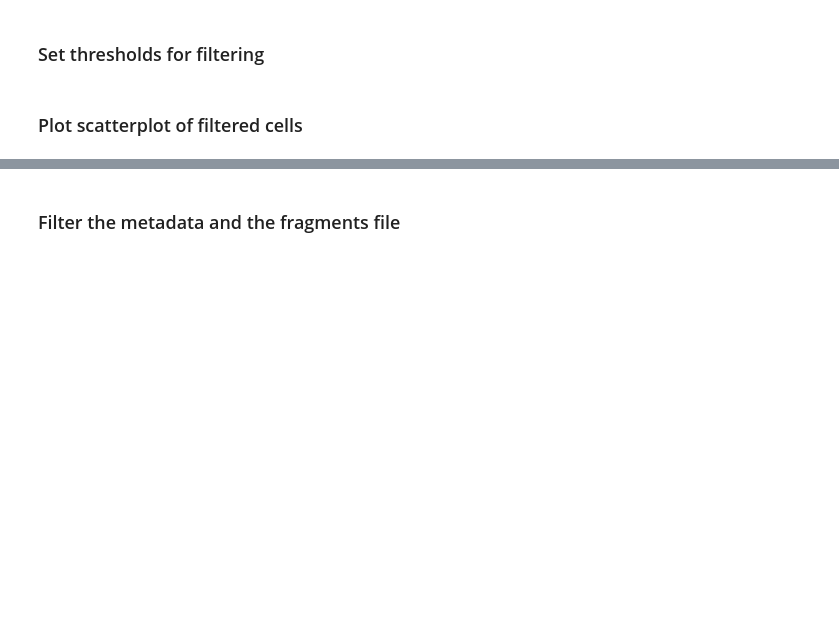
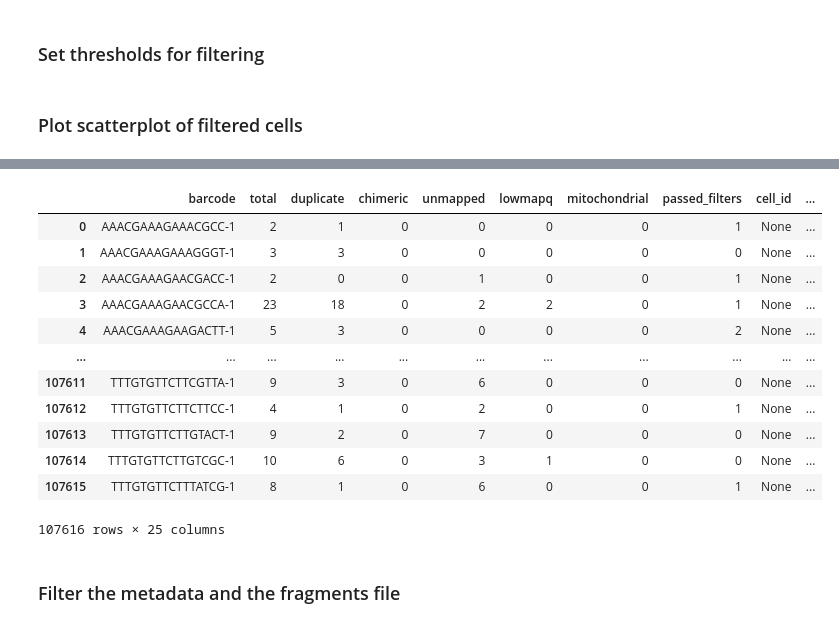
Before and after one commit to mkabbe/snATACnanoCT_AdultHumanCNS, a Jupyter notebook: src/CT_pre-processing/process_cellranger.ipynb, the cells around one changed output, grey strips where cells are left out. Saved outputs shown, nothing was run; the diff lists cells and outputs as text; code cells hidden in the pictures; blank space fills up the shorter version.

```diff
--- a/src/CT_pre-processing/process_cellranger.ipynb
+++ b/src/CT_pre-processing/process_cellranger.ipynb
@@ -27,8 +31,2 @@ metadata_file = "../CT_fragments/{}-singlecell.csv".format(ab_dict[antibody])
-# %%
-## testing with SEACR
-
-all_barcode_files = stripReformat("../barcode_statistics/{}/all_barcodes.txt".format(ab_dict[antibody]))
-peak_barcodes_file = stripReformat("../barcode_statistics/barcode_statistics_SEACR/{}_barcodes_SEACR.txt".format(ab_dict[antibody]))
-metadata_file = "../CT_fragments/{}-singlecell.csv".format(ab_dict[antibody])
 # %%
 all_barcodes = pd.read_csv(all_barcode_files, sep="\t", header=None, index_col=False, names=["all_unique_CT", "barcode"])
@@ -96,3 +95,19 @@ len(metadata[metadata.passed_CT=="Low"])
+# %%
+metadata_str
+# %% [output]
+|  | barcode | total | duplicate | chimeric | unmapped | lowmapq | mitochondrial | passed_filters | cell_id | ... |
+| 0 | AAACGAAAGAAACGCC-1 | 2 | 1 | 0 | 0 | 0 | 0 | 1 | None | ... |
+| 1 | AAACGAAAGAAAGGGT-1 | 3 | 3 | 0 | 0 | 0 | 0 | 0 | None | ... |
+| 2 | AAACGAAAGAACGACC-1 | 2 | 0 | 0 | 1 | 0 | 0 | 1 | None | ... |
+| 3 | AAACGAAAGAACGCCA-1 | 23 | 18 | 0 | 2 | 2 | 0 | 1 | None | ... |
+| 4 | AAACGAAAGAAGACTT-1 | 5 | 3 | 0 | 0 | 0 | 0 | 2 | None | ... |
+| ... | ... | ... | ... | ... | ... | ... | ... | ... | ... | ... |
+| 107611 | TTTGTGTTCTTCGTTA-1 | 9 | 3 | 0 | 6 | 0 | 0 | 0 | None | ... |
+| 107612 | TTTGTGTTCTTCTTCC-1 | 4 | 1 | 0 | 2 | 0 | 0 | 1 | None | ... |
+| 107613 | TTTGTGTTCTTGTACT-1 | 9 | 2 | 0 | 7 | 0 | 0 | 0 | None | ... |
+| 107614 | TTTGTGTTCTTGTCGC-1 | 10 | 6 | 0 | 3 | 1 | 0 | 0 | None | ... |
+| 107615 | TTTGTGTTCTTTATCG-1 | 8 | 1 | 0 | 6 | 0 | 0 | 1 | None | ... |
+107616 rows × 25 columns
 # %% [markdown]
 ### Filter the metadata and the fragments file
 # %%
```
Also changed, not shown: parts of 19 cells of this notebook, 7 other files.
